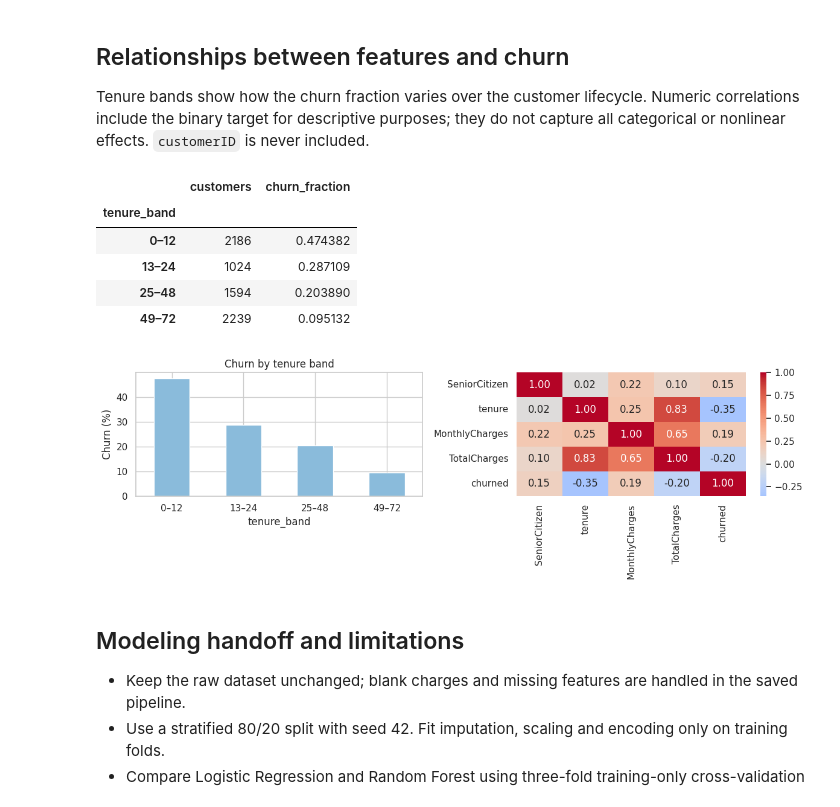
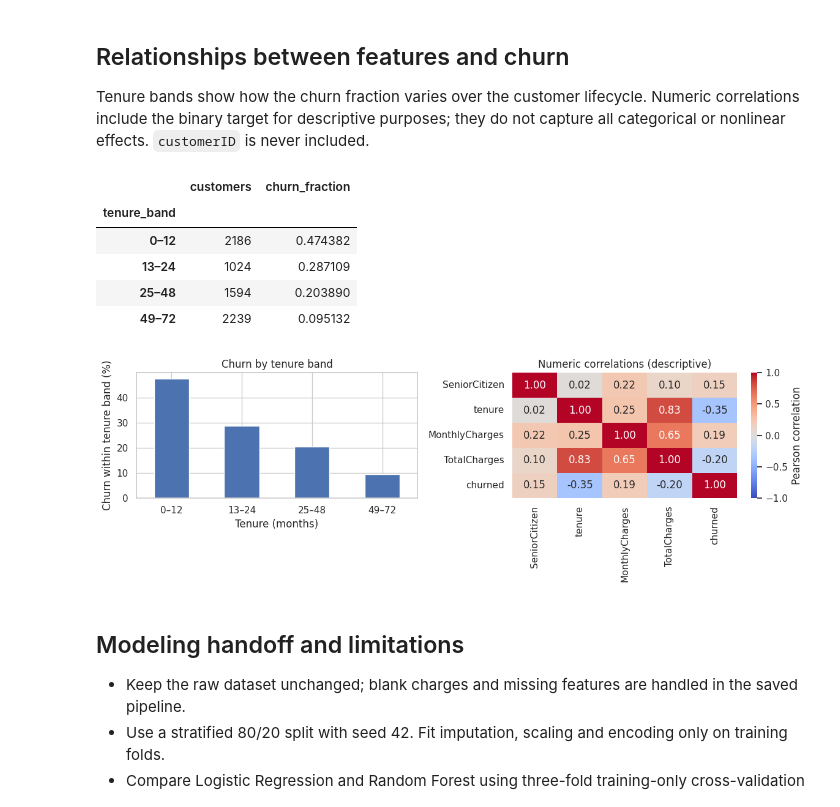
Before and after one commit to zhandarkayirbay/Customer-Churn-Prediction, a Jupyter notebook: notebooks/01_eda.ipynb, the cells around one changed output. Drawn from its saved outputs; the diff is of its cells as text; code cells hidden in the pictures.

```diff
--- a/notebooks/01_eda.ipynb
+++ b/notebooks/01_eda.ipynb
@@ -29,12 +25,13 @@ import pandas as pd
 import matplotlib.pyplot as plt
 import seaborn as sns
 
-sns.set_theme(style='whitegrid', palette='Blues_d')
+sns.set_theme(style='whitegrid', context='notebook')
+CHURN_COLORS = {'No': '#0072B2', 'Yes': '#D55E00'}
 # %% [markdown]
 ## Schema and missing values
 Inspect dimensions, feature types and missingness before any imputation.
 # %%
-df = pd.read_csv('../data/WA_Fn-UseC_-Telco-Customer-Churn.csv')
+df = pd.read_csv(ROOT / 'data' / 'WA_Fn-UseC_-Telco-Customer-Churn.csv')
 df['TotalCharges'] = pd.to_numeric(df['TotalCharges'], errors='coerce')
 df.head()
 # %% [output]
@@ -282,23 +287,26 @@ Tenure bands show how the churn fraction varies over the customer lifecycle. Num
 # %%
 analysis = df.assign(churned=df['Churn'].eq('Yes').astype(int))
 analysis['tenure_band'] = pd.cut(analysis['tenure'], [-1, 12, 24, 48, 72], labels=['0–12', '13–24', '25–48', '49–72'])
 tenure_rates = analysis.groupby('tenure_band', observed=True)['churned'].agg(['size', 'mean'])
 display(tenure_rates.rename(columns={'size': 'customers', 'mean': 'churn_fraction'}))
 fig, axes = plt.subplots(1, 2, figsize=(12, 4))
 (tenure_rates['mean'] * 100).plot.bar(ax=axes[0], rot=0, title='Churn by tenure band')
-axes[0].set_ylabel('Churn (%)')
-sns.heatmap(analysis[['SeniorCitizen', 'tenure', 'MonthlyCharges', 'TotalCharges', 'churned']].corr(), annot=True, fmt='.2f', cmap='coolwarm', center=0, ax=axes[1])
+axes[0].set_ylabel('Churn within tenure band (%)')
+axes[0].set_xlabel('Tenure (months)')
+sns.heatmap(analysis[['SeniorCitizen', 'tenure', 'MonthlyCharges', 'TotalCharges', 'churned']].corr(), annot=True, fmt='.2f', cmap='coolwarm', center=0, vmin=-1, vmax=1,
+            cbar_kws={'label': 'Pearson correlation'}, ax=axes[1])
+axes[1].set_title('Numeric correlations (descriptive)')
 plt.tight_layout()
 save_figure('feature_relationships.png')
 plt.show()
 # %% [output]
 |  | customers | churn_fraction |
 | tenure_band |  |  |
 | 0–12 | 2186 | 0.474382 |
 | 13–24 | 1024 | 0.287109 |
 | 25–48 | 1594 | 0.203890 |
 | 49–72 | 2239 | 0.095132 |
-[figure, old version]
+[figure, new version]
 # %% [markdown]
 ## Modeling handoff and limitations
 
```
Also changed, not shown: parts of 8 cells of this notebook, 12 other files.
